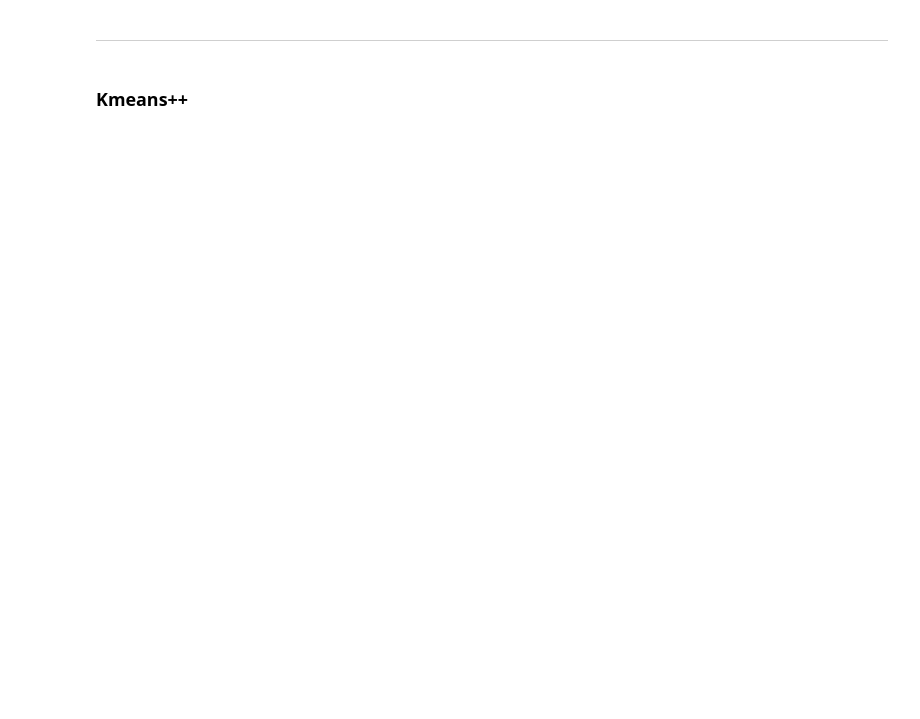
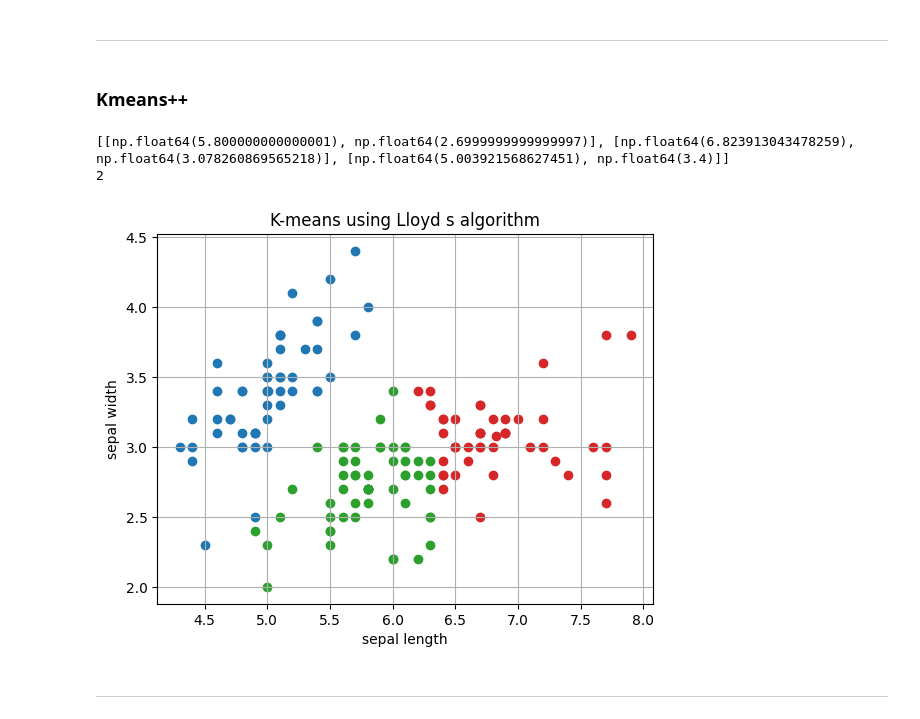
Before and after one commit to JasinskiKacper/machine_learning_from_scratch, a Jupyter notebook: 09_kmeans/experiments.ipynb, the cells around one changed output. Drawn from its saved outputs; the diff is of its cells as text; code cells hidden in the pictures; blank space fills up the shorter version.

```diff
--- a/09_kmeans/experiments.ipynb
+++ b/09_kmeans/experiments.ipynb
@@ -104,3 +104,36 @@ print(std_kmeans.predict(np.array([5.0, 3.5])))
 ---
 # %% [markdown]
 ### **Kmeans++**
+# %%
+from kmeans_pp import Kmeans_pp
+
+X = df[['sepal length', 'sepal width']].to_numpy()
+
+pp_kmeans = Kmeans_pp()
+
+k=3
+pp_kmeans.fit(X, k=k, max_iter=500)
+
+centroids = pp_kmeans.centroid
+print(centroids)
+
+colors = ['tab:green', 'tab:red', 'tab:blue', 'tab:gray', 'tab:orange', 'tab:purple', 'tab:brown']
+fig, ax = plt.subplots()
+for i in range(k):
+    cluster = X[pp_kmeans.labels == i]
+
+    ax.scatter(x=cluster[:, 0], y=cluster[:, 1], c=colors[i])
+    ax.scatter(x=centroids[i][0], y=centroids[i][1], c=colors[i])
+
+ax.grid()
+ax.set_title('K-means using Lloyd s algorithm')
+ax.set_ylabel('sepal width')
+ax.set_xlabel('sepal length')
+
+print(pp_kmeans.predict(np.array([5.0, 3.5])))
+# %% [output]
+[[np.float64(5.800000000000001), np.float64(2.6999999999999997)], [np.float64(6.823913043478259), np.float64(3.078260869565218)], [np.float64(5.003921568627451), np.float64(3.4)]]
+2
+[figure, added]
+# %% [markdown]
+---
```
Also changed, not shown: parts of 1 cell of this notebook, 3 other files.
